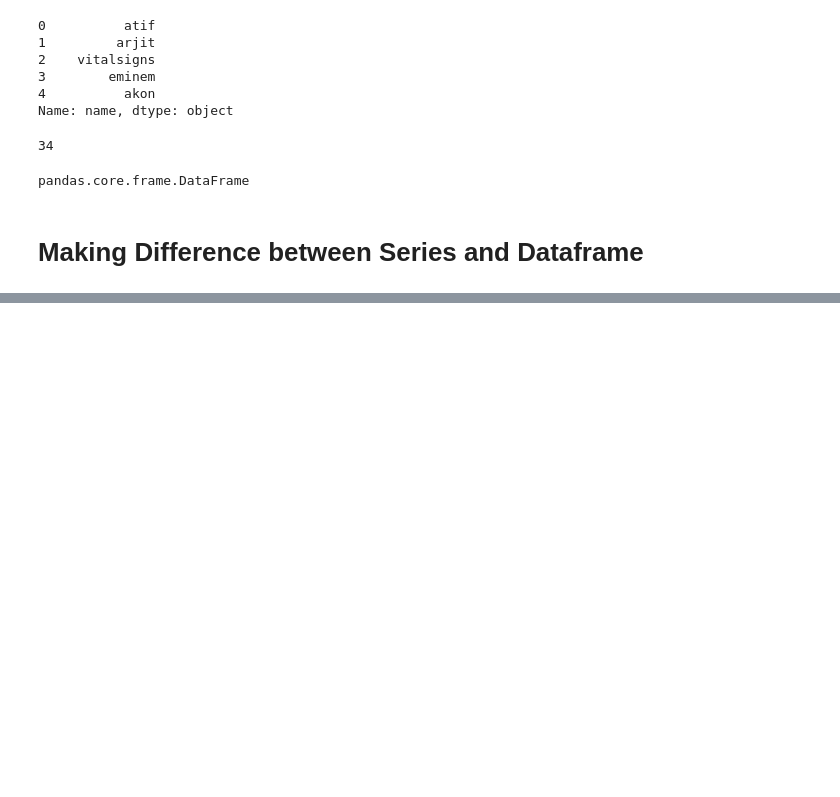
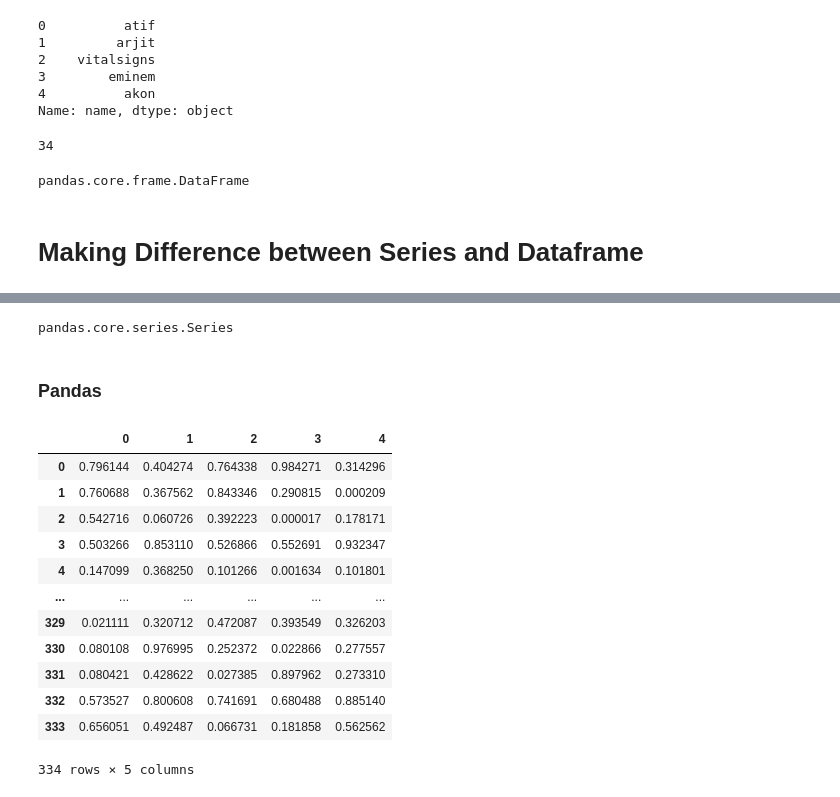
Before and after one commit to mrsage-101/Python-Pandas_Numpy_Matplot_Seaborn, a Jupyter notebook: Pandas/Code_Panda.ipynb, the cells around one changed output, grey strips where cells are left out. Drawn from its saved outputs; the diff is of its cells as text; code cells hidden in the pictures; blank space fills up the shorter version.

```diff
--- a/Pandas/Code_Panda.ipynb
+++ b/Pandas/Code_Panda.ipynb
@@ -101,0 +126,27 @@ pandas.core.frame.DataFrame
+# %%
+type(ser)
+# %% [output]
+pandas.core.series.Series
+# %% [markdown]
+### Pandas
+# %%
+# here i am making 334 rows with 5 columns, and filling it using arange(334) : 0 to 334 whixh are the index, rand makes sure to fill in matrix with [0,1)
+newdf = pd.DataFrame(np.random.rand(334,5), index = np.arange(334))
+# %%
+newdf
+newdf.head()
+newdf.tail()
+# %% [output]
+|  | 0 | 1 | 2 | 3 | 4 |
+| 0 | 0.796144 | 0.404274 | 0.764338 | 0.984271 | 0.314296 |
+| 1 | 0.760688 | 0.367562 | 0.843346 | 0.290815 | 0.000209 |
+| 2 | 0.542716 | 0.060726 | 0.392223 | 0.000017 | 0.178171 |
+| 3 | 0.503266 | 0.853110 | 0.526866 | 0.552691 | 0.932347 |
+| 4 | 0.147099 | 0.368250 | 0.101266 | 0.001634 | 0.101801 |
+| ... | ... | ... | ... | ... | ... |
+| 329 | 0.021111 | 0.320712 | 0.472087 | 0.393549 | 0.326203 |
+| 330 | 0.080108 | 0.976995 | 0.252372 | 0.022866 | 0.277557 |
+| 331 | 0.080421 | 0.428622 | 0.027385 | 0.897962 | 0.273310 |
+| 332 | 0.573527 | 0.800608 | 0.741691 | 0.680488 | 0.885140 |
+| 333 | 0.656051 | 0.492487 | 0.066731 | 0.181858 | 0.562562 |
+334 rows × 5 columns
```
Also changed, not shown: parts of 27 cells of this notebook.
